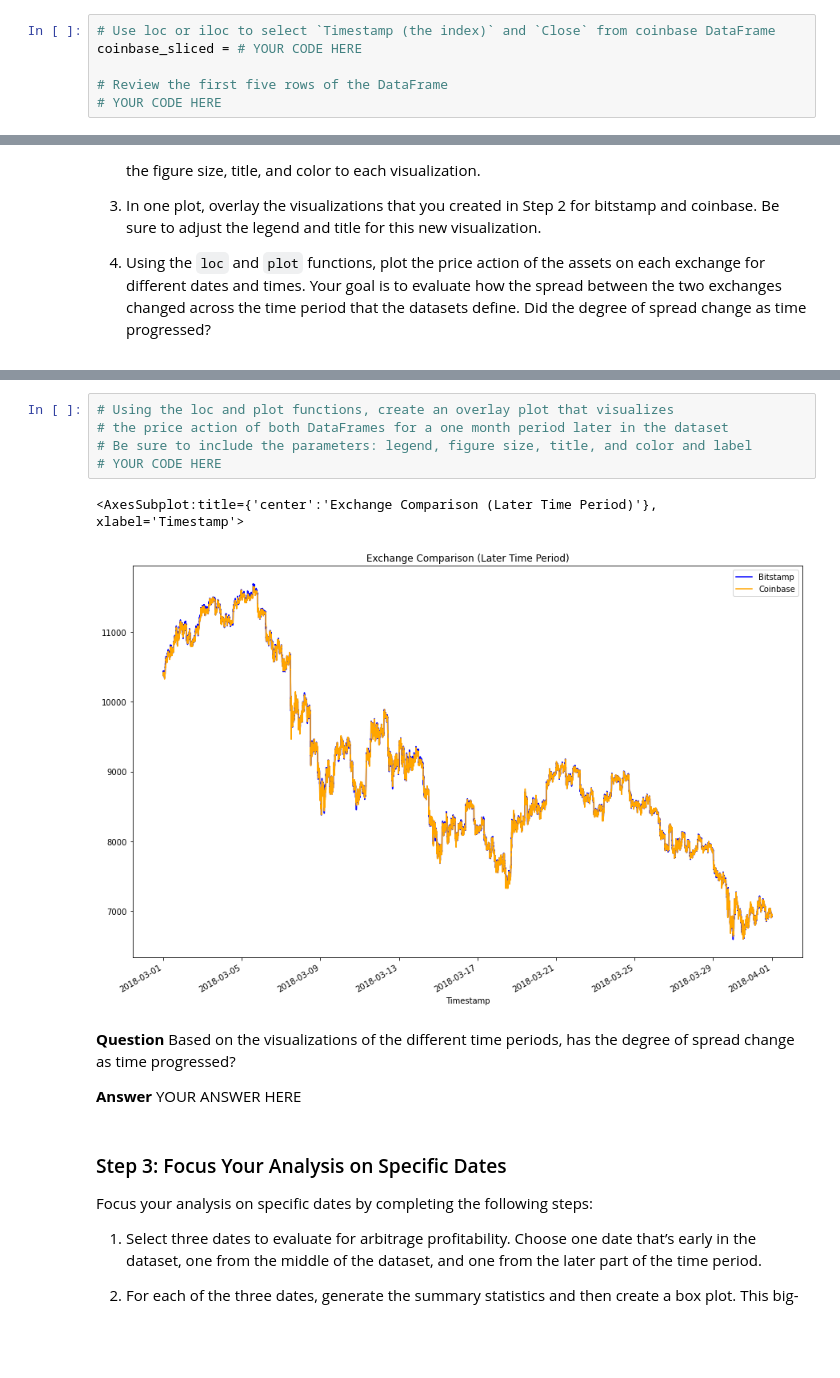
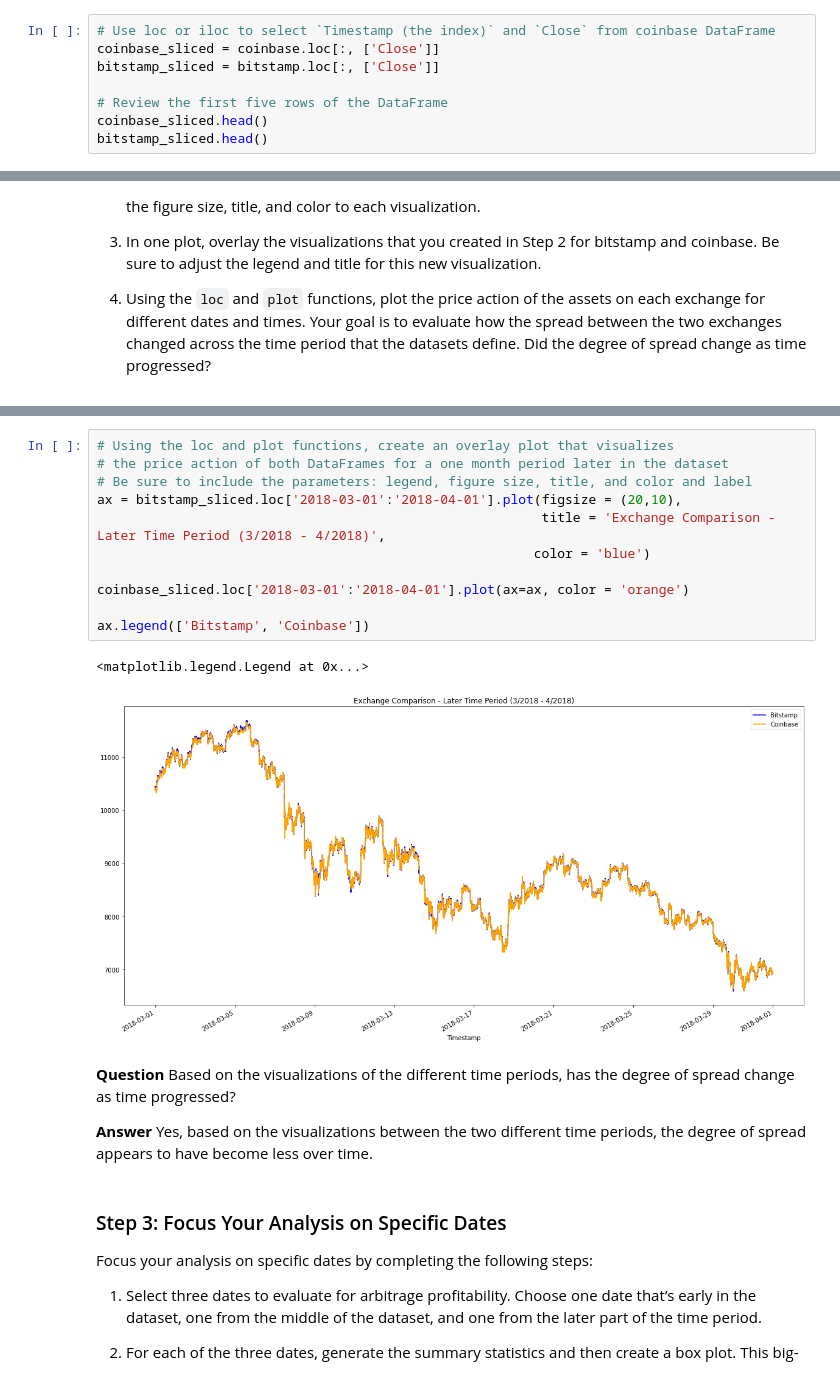
Before and after one commit to briggslalor/Challenge_3, a Jupyter notebook: crypto_arbitrage.ipynb, the cells around one changed output, grey strips where cells are left out. Cells and saved outputs as stored; diff of their text form; blank space fills up the shorter version.

```diff
--- a/crypto_arbitrage.ipynb
+++ b/crypto_arbitrage.ipynb
@@ -181,10 +181,12 @@ bitstamp_sliced = # YOUR CODE HERE
 | 2018-01-01 00:04:00 | 13620.00 |
 # %%
 # Use loc or iloc to select `Timestamp (the index)` and `Close` from coinbase DataFrame
-coinbase_sliced = # YOUR CODE HERE
+coinbase_sliced = coinbase.loc[:, ['Close']]
+bitstamp_sliced = bitstamp.loc[:, ['Close']]
 
 # Review the first five rows of the DataFrame
-# YOUR CODE HERE
+coinbase_sliced.head()
+bitstamp_sliced.head()
 # %% [output]
 |  | Close |
 | Timestamp |  |
@@ -264,15 +276,21 @@ Sort through the time series data associated with the bitstamp and coinbase Data
 # %%
 # Using the loc and plot functions, create an overlay plot that visualizes
 # the price action of both DataFrames for a one month period later in the dataset
 # Be sure to include the parameters: legend, figure size, title, and color and label
-# YOUR CODE HERE
+ax = bitstamp_sliced.loc['2018-03-01':'2018-04-01'].plot(figsize = (20,10),
+                                                         title = 'Exchange Comparison - Later Time Period (3/2018 - 4/2018)',
+                                                        color = 'blue')
+
+coinbase_sliced.loc['2018-03-01':'2018-04-01'].plot(ax=ax, color = 'orange')
+
+ax.legend(['Bitstamp', 'Coinbase'])
 # %% [output]
-<AxesSubplot:title={'center':'Exchange Comparison (Later Time Period)'}, xlabel='Timestamp'>
+<matplotlib.legend.Legend at 0x...>
-[figure, old version]
+[figure, new version]
 # %% [markdown]
 **Question** Based on the visualizations of the different time periods, has the degree of spread change as time progressed?
 
-**Answer** YOUR ANSWER HERE
+**Answer** Yes, based on the visualizations between the two different time periods, the degree of spread appears to have become less over time.
 # %% [markdown]
 ### Step 3: Focus Your Analysis on Specific Dates
 
```
Also changed, not shown: parts of 7 cells of this notebook.
